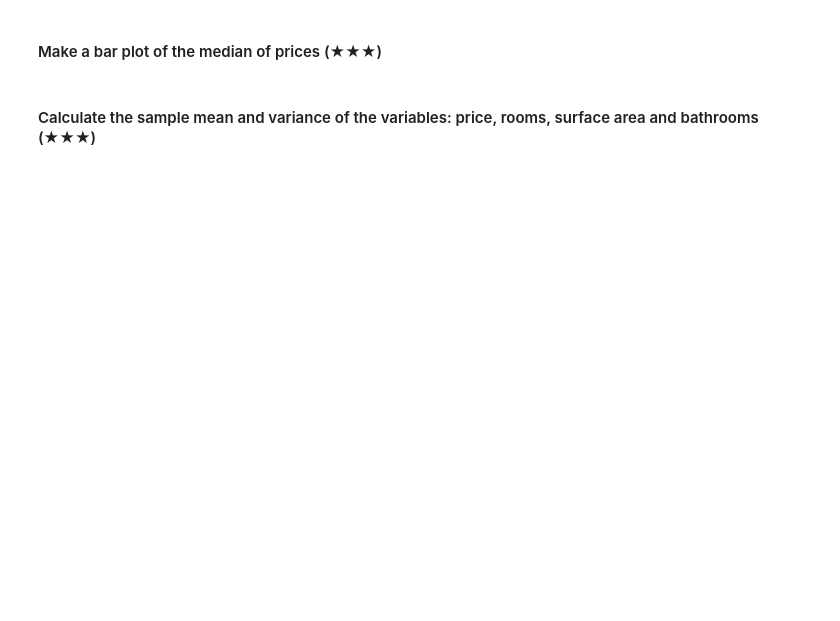
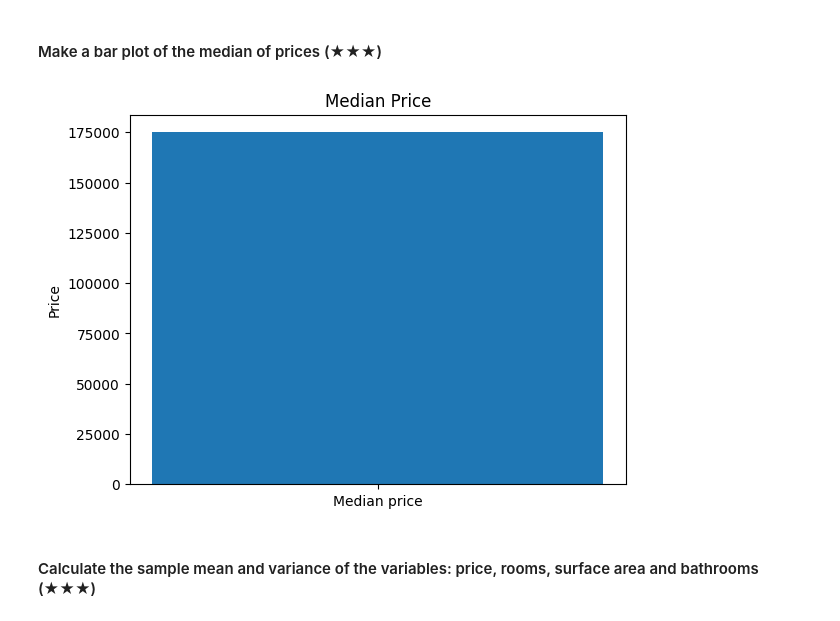
Before and after one commit to H0wl3r2001/realestate-datacleanup-exercise, a Jupyter notebook: project.ipynb, the cells around one changed output. Saved outputs shown, nothing was run; the diff lists cells and outputs as text; code cells hidden in the pictures; blank space fills up the shorter version.

```diff
--- a/project.ipynb
+++ b/project.ipynb
@@ -140,2 +152,6 @@ ds2
 # %% [markdown]
 #### Now let's work with the "south belt" of madrid. Make a subsetting that contains the following populations (level5): "Fuenlabrada","Leganés","Getafe","Alcorcón" (★★☆)
+# %%
+belt = ['Fuenlabrada', 'Leganés', 'Getafe', 'Alcorcón']
+south_belt = ds[ds['level5'].isin(belt)]
+south_belt
@@ -142,4 +172,16 @@ ds2
 # %% [markdown]
 #### Make a bar plot of the median of prices (★★★)
+# %%
+import matplotlib.pyplot as plt
+
+median_price = south_belt['price'].median()
+
+plt.bar('Median price', median_price)
+plt.ylabel('Price')
+plt.title('Median Price')
+
+plt.show()
+# %% [output]
+[figure, added]
 # %% [markdown]
 #### Calculate the sample mean and variance of the variables: price, rooms, surface area and bathrooms (★★★)
```
Also changed, not shown: parts of 7 cells of this notebook.
